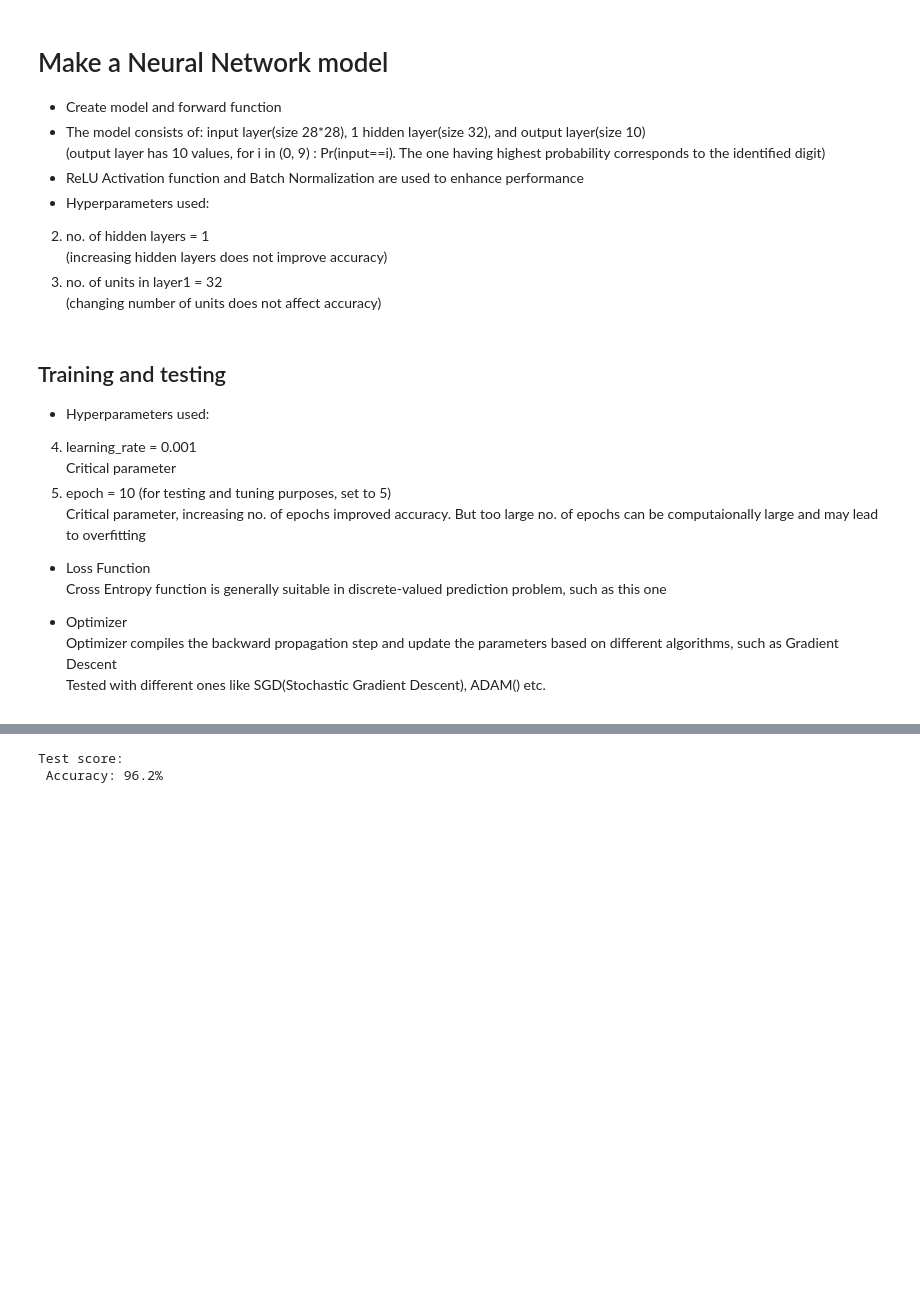
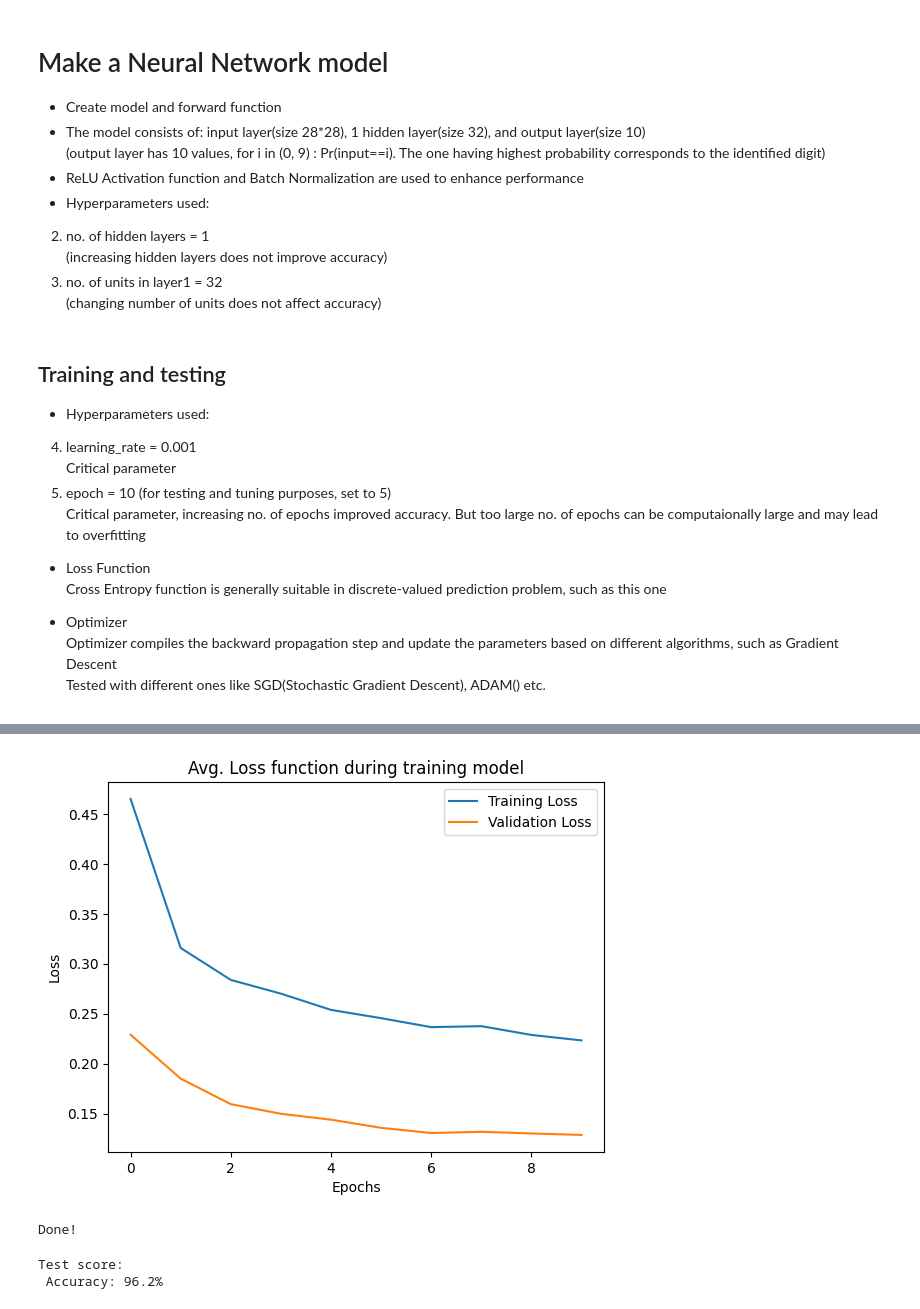
Before and after one commit to Sagnik-Nandi/PDFQueryBot---Chatbot-over-PDFs-using-RAG, a Jupyter notebook: assnmt 1 - Digit recognition using Pytorch/digit_recognition.ipynb, the cells around one changed output, grey strips where cells are left out. Cells and saved outputs as stored; diff of their text form; code cells hidden in the pictures; blank space fills up the shorter version.

Commit message:
done ! great job !

```diff
--- a/assnmt 1 - Digit recognition using Pytorch/digit_recognition.ipynb
+++ b/assnmt 1 - Digit recognition using Pytorch/digit_recognition.ipynb
@@ -161,16 +159,18 @@ Tested with different ones like SGD(Stochastic Gradient Descent), ADAM() etc.
 # Hyperparameters:
 learning_rate = 1e-3
 # batch_size = 8
-epochs = 5
+epochs = 10
 
 loss_fn = nn.CrossEntropyLoss()
-# optimizer = torch.optim.SGD(model.parameters(), lr=learning_rate)
-optimizer = torch.optim.Adam(model.parameters(), lr=learning_rate)
+# optimizer0 = torch.optim.SGD(model.parameters(), lr=learning_rate)
+optimizer = torch.optim.Adam(model.parameters(), lr=learning_rate, amsgrad=True)
 # %%
 # REF: https://pytorch.org/tutorials/beginner/basics/optimization_tutorial.html
 
 def train_loop(dataloader, model, loss_fn, optimizer, verbose=True):
     size = len(dataloader.dataset)
+    num_batches = len(dataloader)
+    train_loss=0
     # Set the model to training mode - important for batch normalization and dropout layers
     # Unnecessary in this situation but added for best practices
     model.train()
@@ -178,6 +178,7 @@ def train_loop(dataloader, model, loss_fn, optimizer, verbose=True):
         # Compute prediction and loss
         pred = model(X)
         loss = loss_fn(pred, y)
+        train_loss+=loss.item()
 
         # Backpropagation, update parameters and reset all the gradients to zero
         loss.backward()
@@ -188,7 +189,8 @@ def train_loop(dataloader, model, loss_fn, optimizer, verbose=True):
         if verbose and batch % 500 == 0:
             loss, current = loss.item(), batch * batch_size + len(X)
             print(f"Training Loss: {loss:>7f}  [{current:>5d}/{size:>5d}]")
-
+    train_loss/=num_batches
+    return train_loss
 
 def eval_loop(dataloader, model, loss_fn):
     # Set the model to evaluation mode - important for batch normalization and dropout layers
@@ -212,21 +214,37 @@ def eval_loop(dataloader, model, loss_fn):
 # %%
 # REF: https://www.geeksforgeeks.org/training-neural-networks-with-validation-using-pytorch/
 
-def fit(model, epochs, train_loader, eval_loader, loss_fn, optimizer, verbose=True):
+def fit(model, epochs, train_loader, eval_loader, loss_fn, optimizer, verbose=True, plot_loss=True):
   min_valid_loss = np.inf
+  train_loss_data = [] # tracks loss data over all epochs
+  valid_loss_data = []
   for t in range(epochs):
       print(f"Epoch {t+1}\n-------------------------------")
-      train_loop(train_loader, model, loss_fn, optimizer, verbose)
+      train_loss = train_loop(train_loader, model, loss_fn, optimizer, verbose)
       valid_loss = eval_loop(eval_loader, model, loss_fn)
+      train_loss_data.append(train_loss)
+      valid_loss_data.append(valid_loss)
 
-      # Saving parameters
+      # Saving parameters when validation error decreases, indicating a better model
       if min_valid_loss > valid_loss:
-          print(f'Validation Loss Decreased({min_valid_loss:.6f}--->{valid_loss:.6f}) \n Saving The Model\n')
+          if verbose:
+            print(f'Validation Loss Decreased({min_valid_loss:.6f}--->{valid_loss:.6f}) \n Saving The Model\n')
           min_valid_loss = valid_loss
           torch.save(model.state_dict(), 'saved_model.pth')
+  # Plot training error and validation error
+  if plot_loss:
+    plt.plot(train_loss_data, label='Training Loss')
+    plt.plot(valid_loss_data, label='Validation Loss')
+    plt.xlabel('Epochs')
+    plt.ylabel('Loss')
+    plt.legend()
+    plt.title("Avg. Loss function during training model")
+    plt.show()
+
   print("Done!")
+  # return train_loss_data, valid_loss_data
 
-fit(model, epochs, train_loader, eval_loader, loss_fn, optimizer, verbose=False)
+fit(model, epochs, train_loader, eval_loader, loss_fn, optimizer, verbose=True, plot_loss=True)
 # %% [output]
 Epoch 1
 -------------------------------
@@ -247,0 +266,2 @@ Done!
+[figure, added]
+Done!
```
Also changed, not shown: parts of 6 cells of this notebook.
